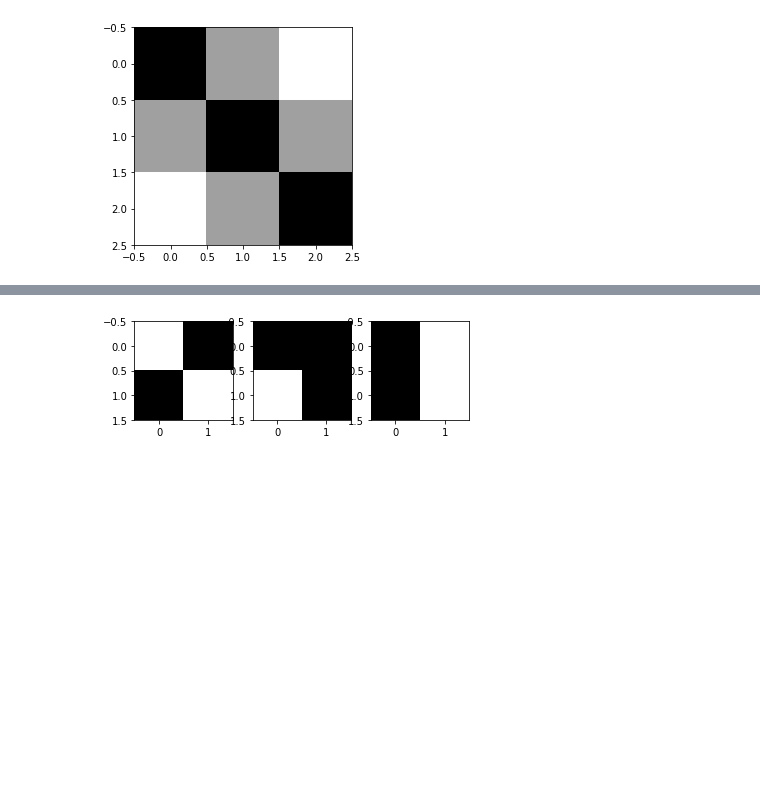
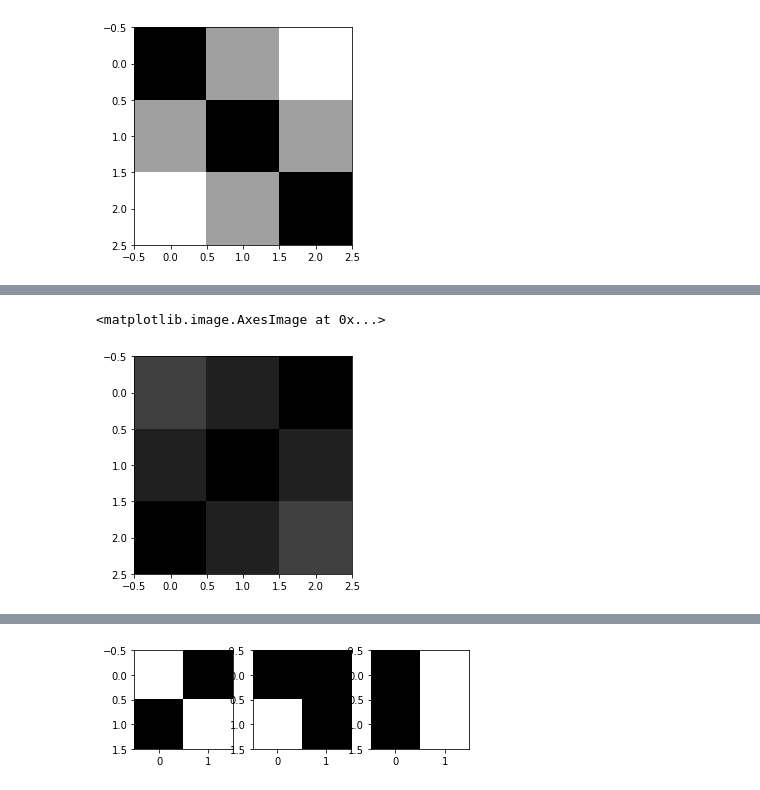
Before and after one commit to dyjdlopez/ai-workshop-2021, a Jupyter notebook: day1/ICpEP_AI_D1_01.ipynb, the cells around one changed output, grey strips where cells are left out. Cells and saved outputs as stored; diff of their text form; code cells hidden in the pictures; blank space fills up the shorter version.

Commit message:
fixed image intro

```diff
--- a/day1/ICpEP_AI_D1_01.ipynb
+++ b/day1/ICpEP_AI_D1_01.ipynb
@@ -1407,0 +1418,14 @@ from PIL import Image
+# %%
+A = np.array([
+              [0,32,64],
+              [32,0,32],
+              [64,32,0]
+])
+B = np.array([
+              [64,32,0],
+              [32,0,32],
+              [0,32,64]
+])
+# %%
+X = np.linalg.inv(A)@B
+print(X)
@@ -1407,0 +1441,5 @@ from PIL import Image
+# %%
+plt.imshow(A@X, cmap='gray', vmin=0, vmax=255)
+# %% [output]
+<matplotlib.image.AxesImage at 0x...>
+[figure, added]
```
Also changed, not shown: parts of 7 cells of this notebook.
